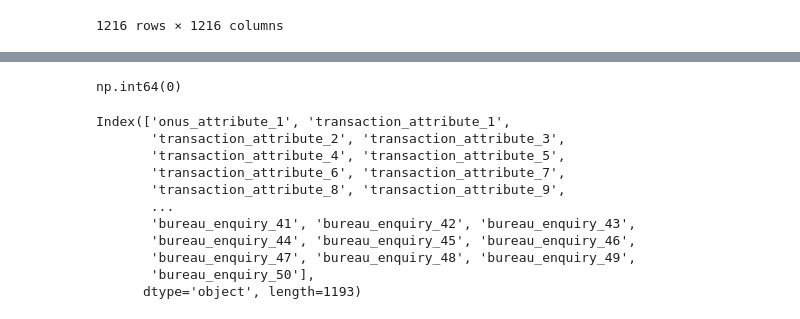
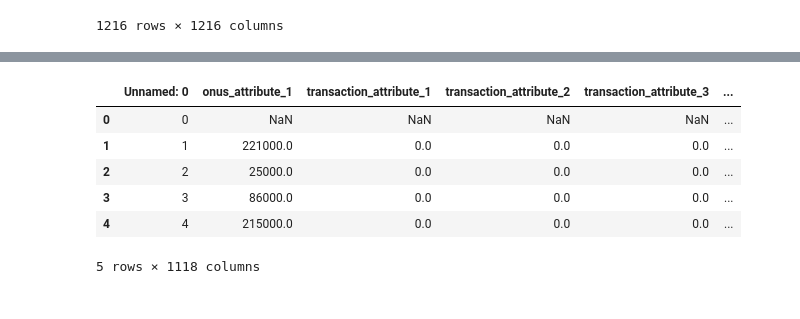
Before and after one commit to esr26/Kaggle-Projects, a Jupyter notebook: Credit Card Behavior/credit.ipynb, the cells around one changed output, grey strips where cells are left out. Drawn from its saved outputs; the diff is of its cells as text; code cells hidden in the pictures.

```diff
--- a/Credit Card Behavior/credit.ipynb
+++ b/Credit Card Behavior/credit.ipynb
@@ -175,4 +183,0 @@ Index(['account_number', 'bad_flag', 'onus_attribute_1',
-# %%
-df_clean['bad_flag'].isnull().sum()
-# %% [output]
-np.int64(0)
@@ -183,14 +183,0 @@ numerical_columns = df_clean.drop(['bad_flag', 'account_number'], axis=1).column
-# %%
-numerical_columns
-# %% [output]
-Index(['onus_attribute_1', 'transaction_attribute_1',
-       'transaction_attribute_2', 'transaction_attribute_3',
-       'transaction_attribute_4', 'transaction_attribute_5',
-       'transaction_attribute_6', 'transaction_attribute_7',
-       'transaction_attribute_8', 'transaction_attribute_9',
-       ...
-       'bureau_enquiry_41', 'bureau_enquiry_42', 'bureau_enquiry_43',
-       'bureau_enquiry_44', 'bureau_enquiry_45', 'bureau_enquiry_46',
-       'bureau_enquiry_47', 'bureau_enquiry_48', 'bureau_enquiry_49',
-       'bureau_enquiry_50'],
-      dtype='object', length=1193)
@@ -196,0 +186,12 @@ Index(['onus_attribute_1', 'transaction_attribute_1',
+# %%
+df = pd.read_csv('filtered_data.csv')
+# %%
+df.head()
+# %% [output]
+|  | Unnamed: 0 | onus_attribute_1 | transaction_attribute_1 | transaction_attribute_2 | transaction_attribute_3 | ... |
+| 0 | 0 | NaN | NaN | NaN | NaN | ... |
+| 1 | 1 | 221000.0 | 0.0 | 0.0 | 0.0 | ... |
+| 2 | 2 | 25000.0 | 0.0 | 0.0 | 0.0 | ... |
+| 3 | 3 | 86000.0 | 0.0 | 0.0 | 0.0 | ... |
+| 4 | 4 | 215000.0 | 0.0 | 0.0 | 0.0 | ... |
+5 rows × 1118 columns
```
Also changed, not shown: parts of 20 cells of this notebook.
